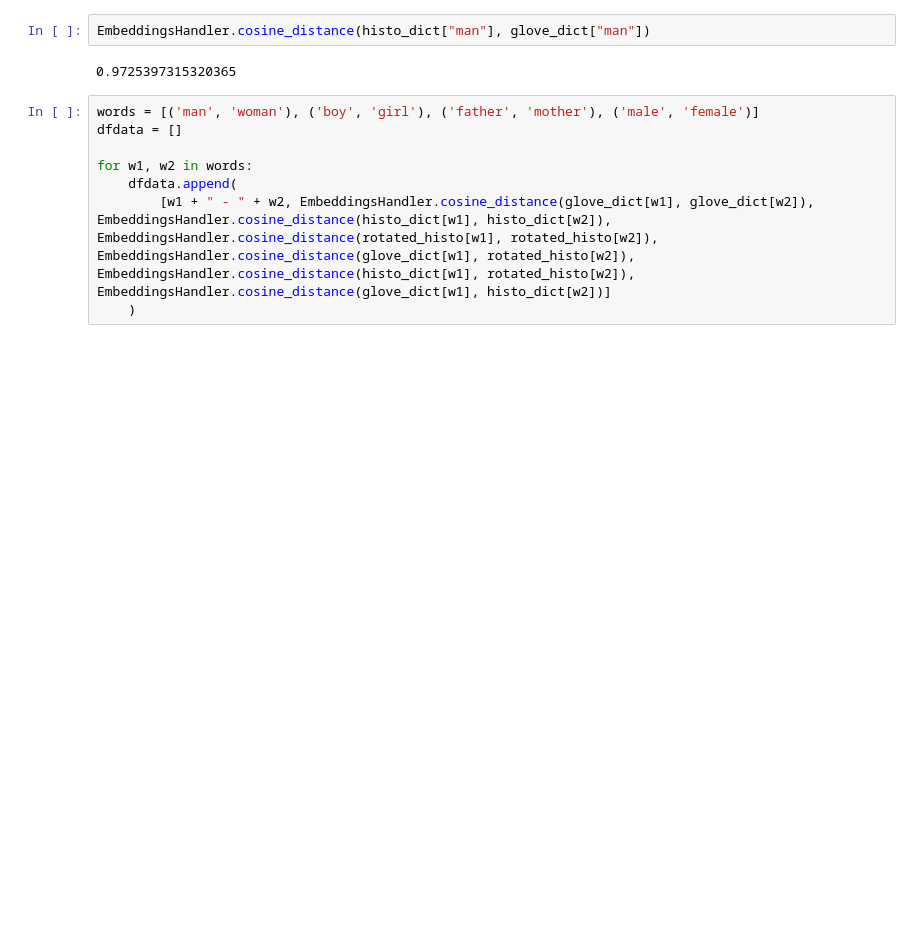
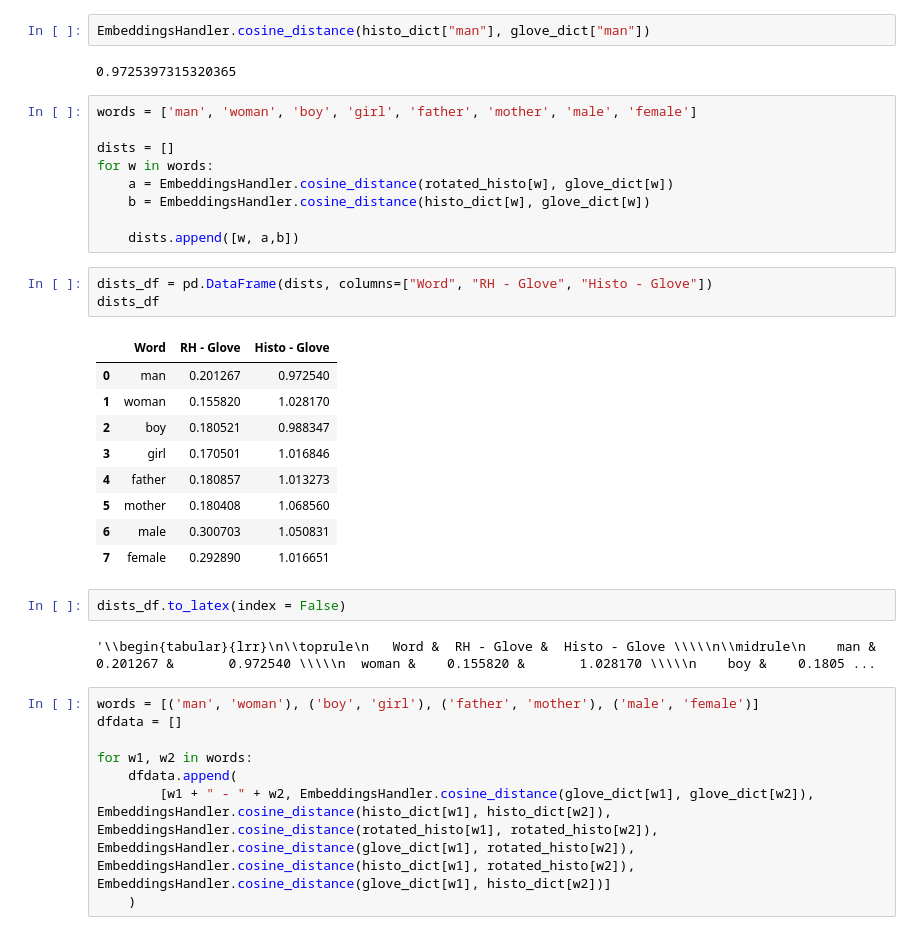
Before and after one commit to nicoloverardo/historical-events-detection, a Jupyter notebook: embcomp.ipynb, the cells around one changed output. Drawn from its saved outputs; the diff is of its cells as text; blank space fills up the shorter version.

Commit message:
Added comparison of words

```diff
--- a/embcomp.ipynb
+++ b/embcomp.ipynb
@@ -133,6 +133,32 @@ EmbeddingsHandler.cosine_distance(rotated_histo["man"], glove_dict["man"])
 EmbeddingsHandler.cosine_distance(histo_dict["man"], glove_dict["man"])
 # %% [output]
 0.9725397315320365
+# %%
+words = ['man', 'woman', 'boy', 'girl', 'father', 'mother', 'male', 'female']
+
+dists = []
+for w in words:
+    a = EmbeddingsHandler.cosine_distance(rotated_histo[w], glove_dict[w])
+    b = EmbeddingsHandler.cosine_distance(histo_dict[w], glove_dict[w])
+
+    dists.append([w, a,b])
+# %%
+dists_df = pd.DataFrame(dists, columns=["Word", "RH - Glove", "Histo - Glove"])
+dists_df
+# %% [output]
+|  | Word | RH - Glove | Histo - Glove |
+| 0 | man | 0.201267 | 0.972540 |
+| 1 | woman | 0.155820 | 1.028170 |
+| 2 | boy | 0.180521 | 0.988347 |
+| 3 | girl | 0.170501 | 1.016846 |
+| 4 | father | 0.180857 | 1.013273 |
+| 5 | mother | 0.180408 | 1.068560 |
+| 6 | male | 0.300703 | 1.050831 |
+| 7 | female | 0.292890 | 1.016651 |
+# %%
+dists_df.to_latex(index = False)
+# %% [output]
+'\\begin{tabular}{lrr}\n\\toprule\n   Word &  RH - Glove &  Histo - Glove \\\\\n\\midrule\n    man &    0.201267 &       0.972540 \\\\\n  woman &    0.155820 &       1.028170 \\\\\n    boy &    0.1805 ...
 # %%
 words = [('man', 'woman'), ('boy', 'girl'), ('father', 'mother'), ('male', 'female')]
 dfdata = []
```
